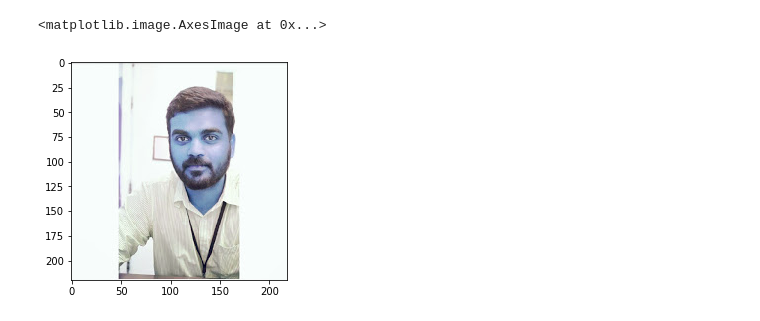
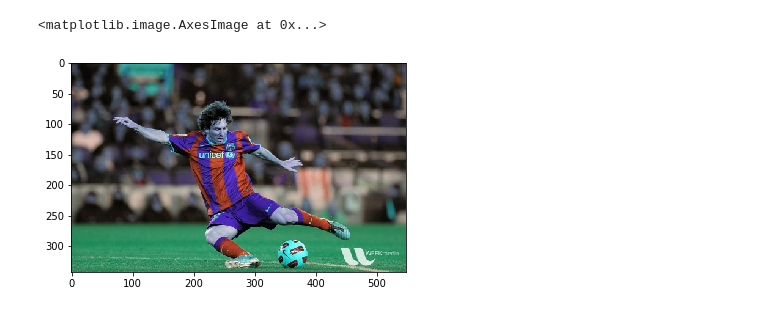
Before and after one commit to anishdass/CV, a Jupyter notebook: Notebooks/CV.ipynb, the cells around one changed output. Cells and saved outputs as stored; diff of their text form; code cells hidden in the pictures.

```diff
--- a/Notebooks/CV.ipynb
+++ b/Notebooks/CV.ipynb
@@ -16,8 +6,8 @@ import matplotlib.pyplot as plt
 %matplotlib inline
 # %%
 #img = cv2.imread(cv2.samples.findFile('messi5.jpg'))
-img = cv2.imread('C:\\Sample\\Anish.jpg')
-plt.imshow(img)v
+img = cv2.imread('C:\\Users\\80SM01YGIH\\Anish\\CV101\\Data\\messi5.jpg', -1)
+plt.imshow(img)
 # %% [output]
 <matplotlib.image.AxesImage at 0x...>
-[figure, old version]
+[figure, new version]
```
Also changed, not shown: parts of 5 cells of this notebook, 6 other files.
